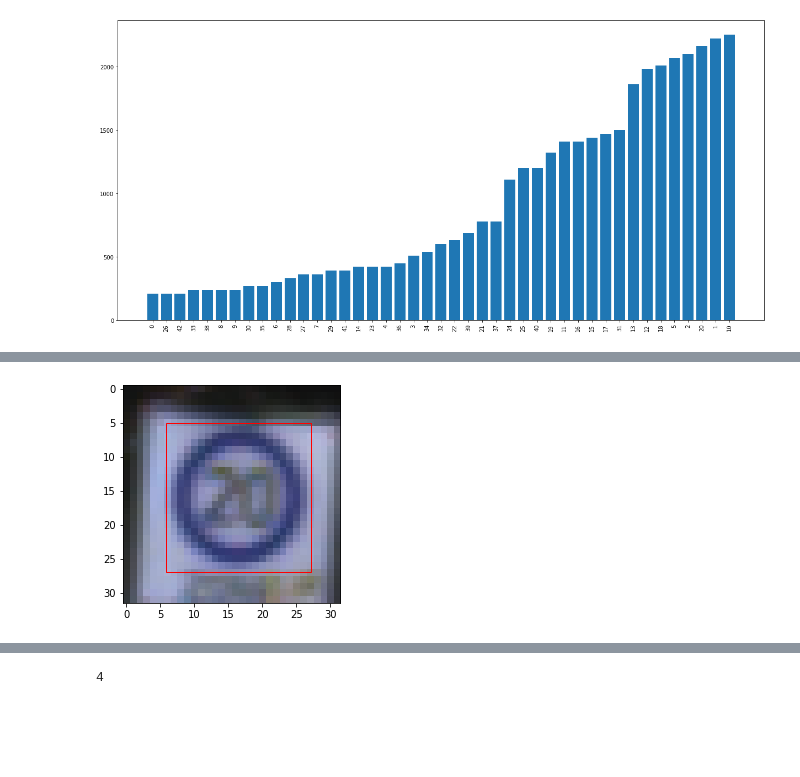
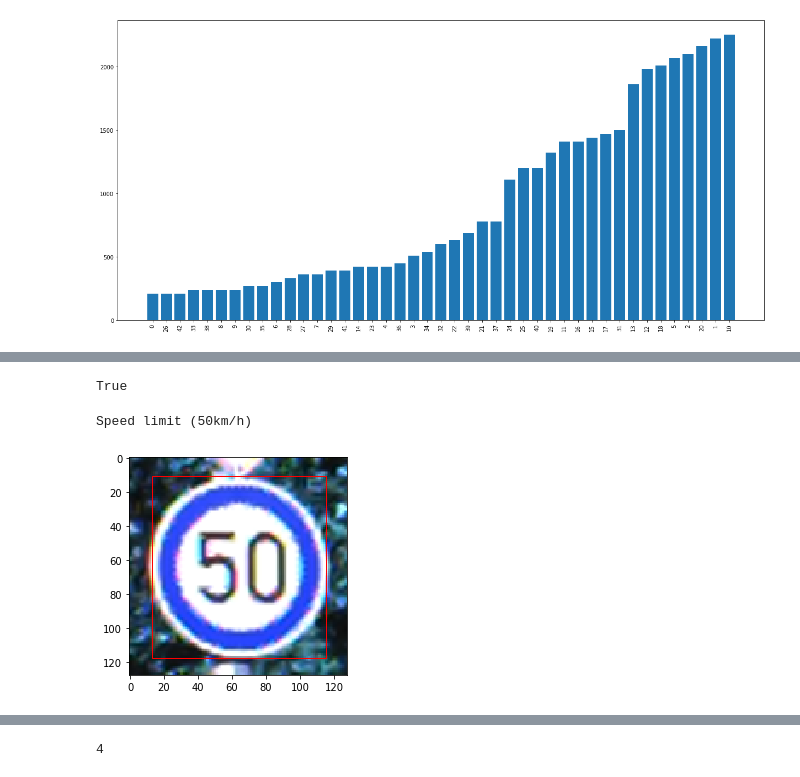
Before and after one commit to ethandsz/GTSRB-Classification-Localization, a Jupyter notebook: Localization&Classification_TrafficKeras.ipynb, the cells around one changed output, grey strips where cells are left out. Drawn from its saved outputs; the diff is of its cells as text; code cells hidden in the pictures; blank space fills up the shorter version.

```diff
--- a/Localization&Classification_TrafficKeras.ipynb
+++ b/Localization&Classification_TrafficKeras.ipynb
@@ -86,8 +87,8 @@ labels = { 0:'Speed limit (20km/h)',
 train_path = './Train'
 test_path = './Test'
 
-IMG_HEIGHT = 32
-IMG_WIDTH = 32
+IMG_HEIGHT = 128
+IMG_WIDTH = 128
 channels = 3
 # %%
 classes = './Train'
@@ -248,0 +277,4 @@ array([ 0,  0,  0, ..., 42, 42, 42])
+# %%
+(image_labels == 9).any()
+# %% [output]
+True
@@ -249,19 +285,31 @@ array([ 0,  0,  0, ..., 42, 42, 42])
 # %%
+import random
 from matplotlib import pyplot as plt
 fig, ax = plt.subplots()
-i = random.randint(0,30)
+i = random.randint(0,image_data.shape[0])
+print(labels[image_labels[i]])
+plt.imshow(image_data[i], interpolation='nearest')
+# x1 = image_locations[i][0]
+# x2 = image_locations[i][1]
+# y1 = image_locations[i][2]
+# y2 = image_locations[i][3]
 
-plt.imshow(image_data[i], interpolation='nearest')
-x1 = image_locations[i][0]
-x2 = image_locations[i][1]
-y1 = image_locations[i][2]
-y2 = image_locations[i][3]
+# x1 = inverse_sigmoid(x1)
+# x2 = inverse_sigmoid(x2)
+# y1 = inverse_sigmoid(y1)
+# y2 = inverse_sigmoid(y2)
+
+x1 = image_locations[i][0] * IMG_WIDTH
+x2 = image_locations[i][1] * IMG_WIDTH
+y1 = image_locations[i][2] * IMG_HEIGHT
+y2 = image_locations[i][3] * IMG_HEIGHT
 
 rect = patches.Rectangle((x1, y1), x2-x1, y2-y1, linewidth=1, edgecolor='r', facecolor='none')
 ax.add_patch(rect)
 plt.show()
 # %% [output]
+Speed limit (50km/h)
-[figure, old version]
+[figure, new version]
 # %%
 train_data, val_data, train_label, val_label, train_locations, val_locations = train_test_split(image_data, image_labels, image_locations, test_size=0.3, random_state=42, shuffle=True)
 
```
Also changed, not shown: parts of 33 cells of this notebook.
